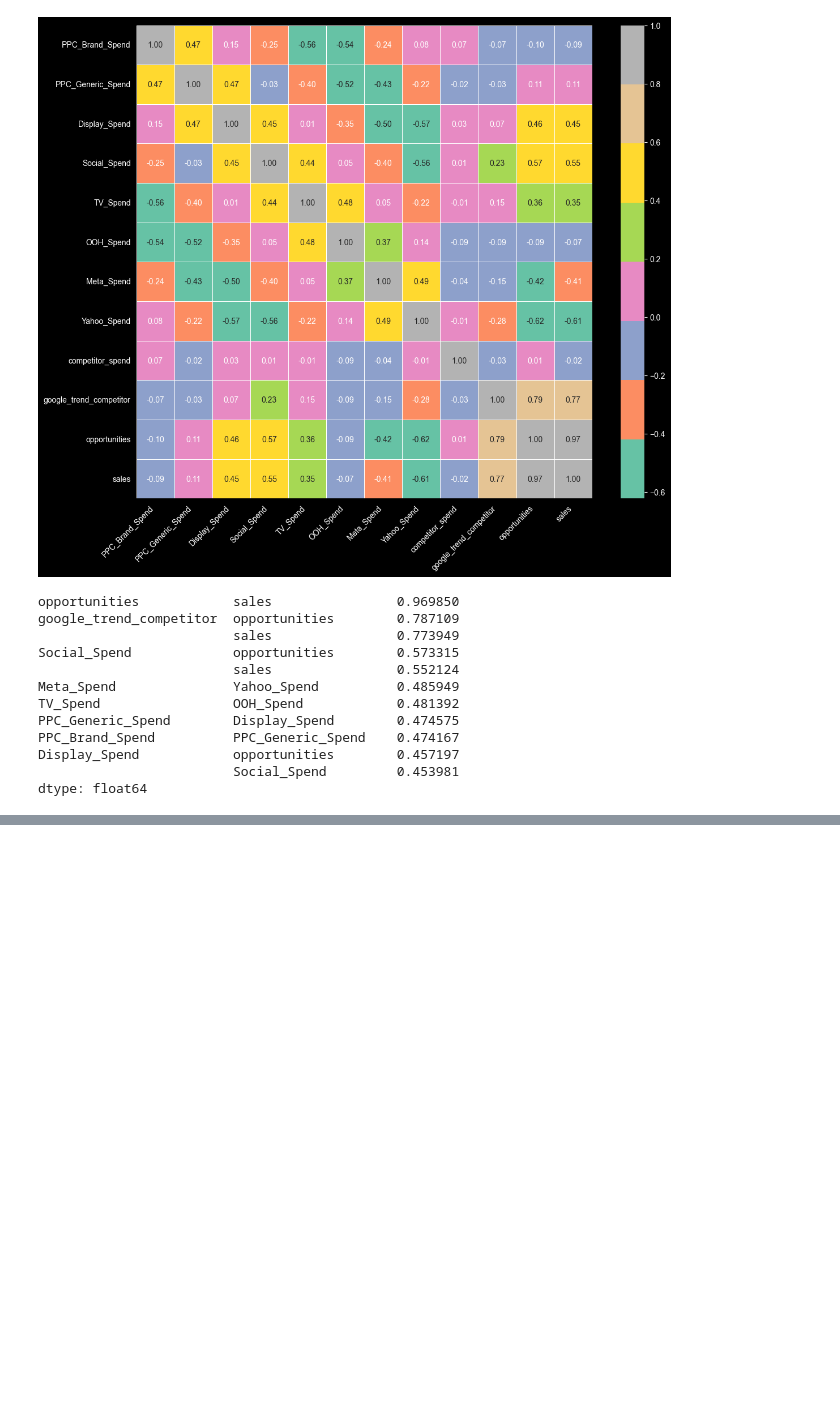
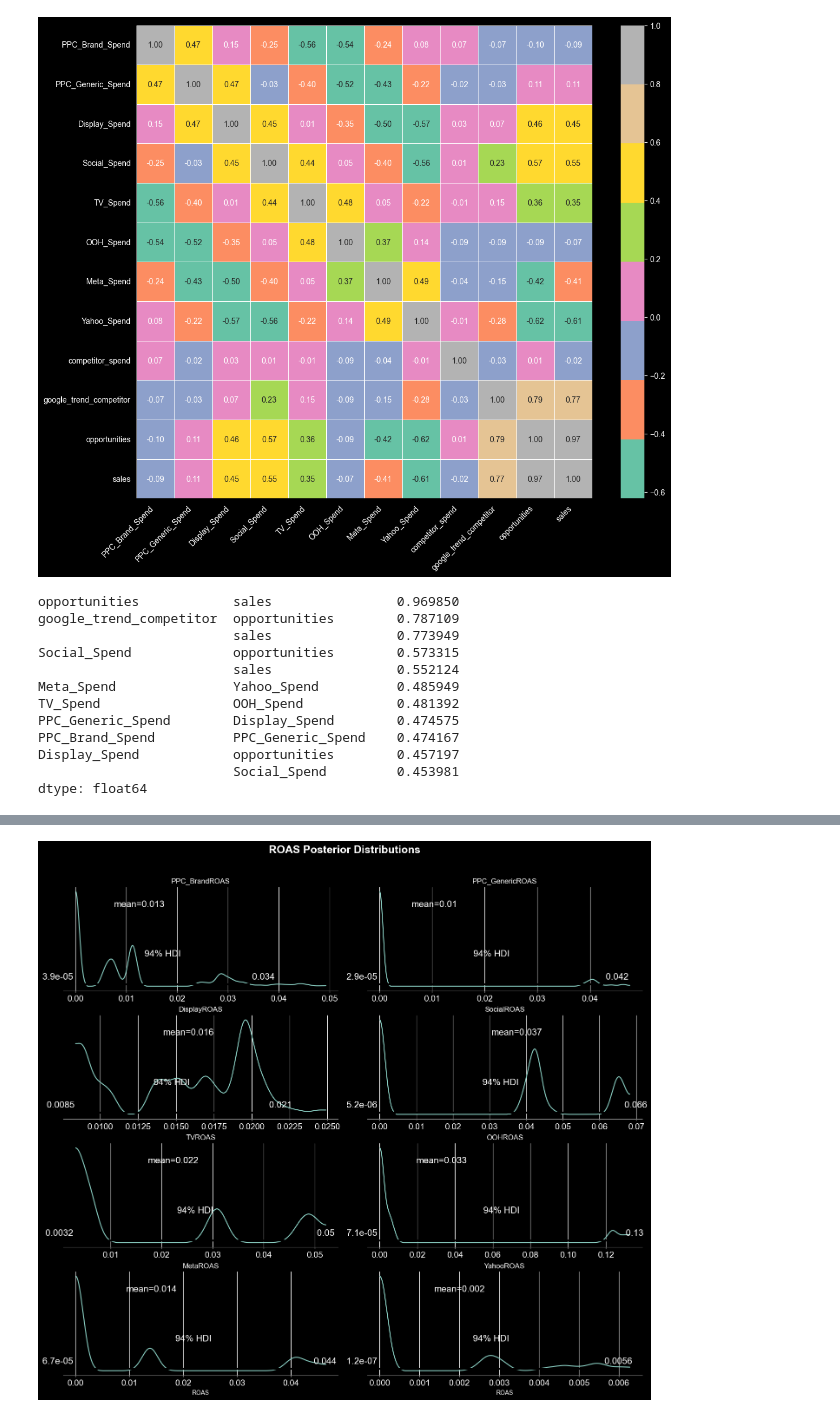
Before and after one commit to jessieip/bayesian-mmm, a Jupyter notebook: notebooks/bayesian_mmm_220526.ipynb, the cells around one changed output, grey strips where cells are left out. Saved outputs shown, nothing was run; the diff lists cells and outputs as text; code cells hidden in the pictures; blank space fills up the shorter version.

```diff
--- a/notebooks/bayesian_mmm_220526.ipynb
+++ b/notebooks/bayesian_mmm_220526.ipynb
@@ -211,0 +524,40 @@ Index(['date', 'PPC_Brand_Spend', 'PPC_Generic_Spend', 'Display_Spend',
+# %%
+import arviz as az
+import matplotlib.pyplot as plt
+from pymc_marketing.mmm.multidimensional import MMM
+
+def mmm_roas(mmm:MMM):
+    roas = mmm.incrementality.contribution_over_spend(frequency="all_time").rename("roas")
+
+    all_channels = [
+        'PPC_Brand_Spend', 'PPC_Generic_Spend', 'Display_Spend',
+        'Social_Spend', 'TV_Spend', 'OOH_Spend', 'Meta_Spend', 'Yahoo_Spend'
+    ]
+
+    fig, axes = plt.subplots(
+        nrows=4,
+        ncols=2,
+        figsize=(14,12),
+        layout="constrained"
+    )
+
+    axes_flat = axes.flatten()
+
+    for i, channel in enumerate(all_channels):
+        channel_roas = roas.sel(channel=channel)
+        az.plot_posterior(channel_roas, ax=axes_flat[i])
+
+        title_ = channel.replace("_Spend", "") + "ROAS"
+        axes_flat[i].set(title=title_)
+
+        if i>=6:
+            axes_flat[i].set(xlabel="ROAS")
+
+
+    fig.suptitle("ROAS Posterior Distributions", fontsize=18, fontweight="bold", y=1.06)
+
+    return fig, axes
+# %%
+fig, axes = mmm_roas(mmm)
+# %% [output]
+[figure, added]
```
Also changed, not shown: parts of 20 cells of this notebook, 3 other files.
